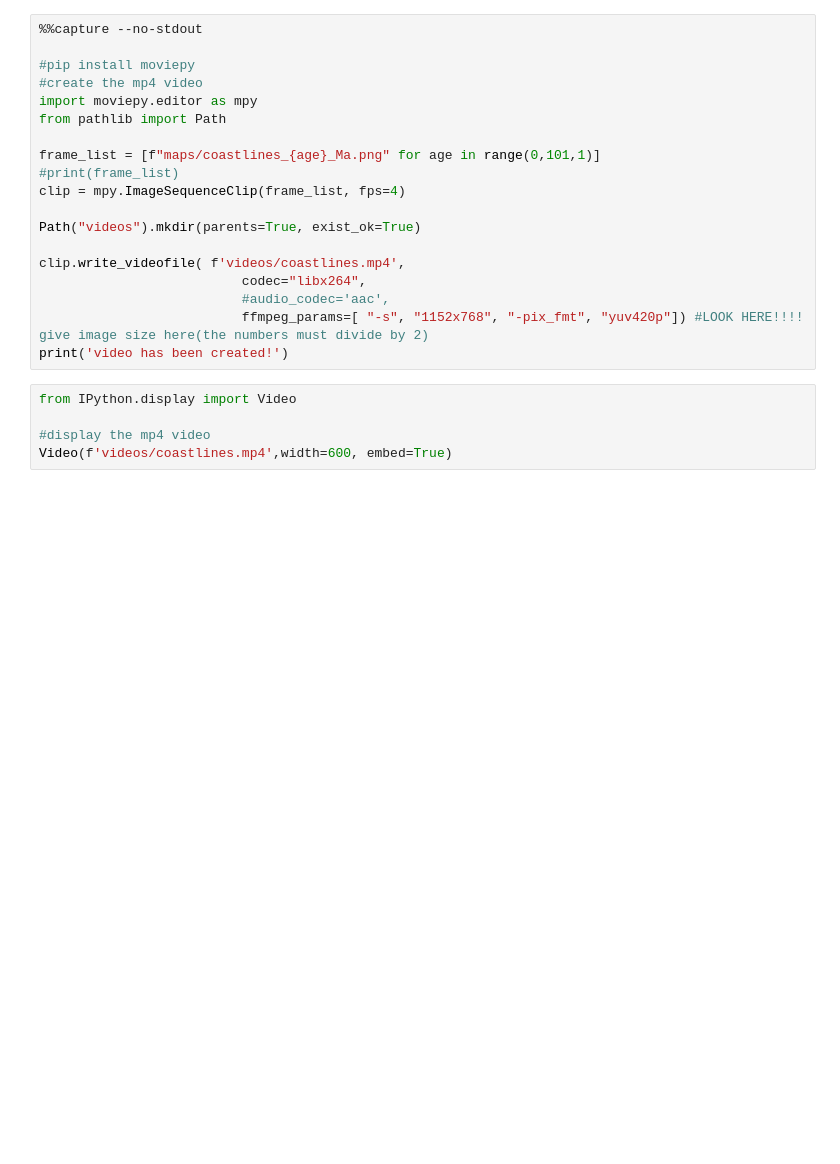
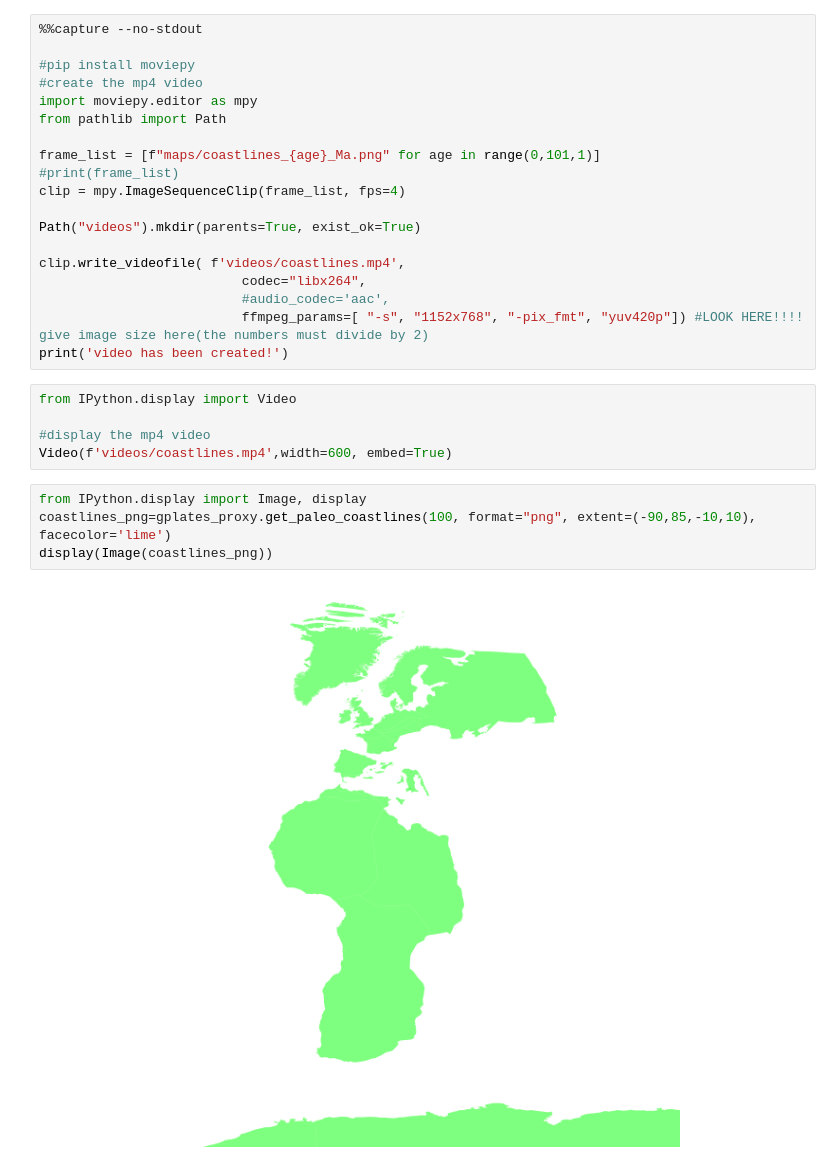
Before and after one commit to michaelchin/gwspy, a Jupyter notebook: src/gplates_proxy/examples/paleo-coastlines.ipynb, the cells around one changed output. Drawn from its saved outputs; the diff is of its cells as text; blank space fills up the shorter version.

Commit message:
update paloe-coastlines test

```diff
--- a/src/gplates_proxy/examples/paleo-coastlines.ipynb
+++ b/src/gplates_proxy/examples/paleo-coastlines.ipynb
@@ -103,3 +103,9 @@ from IPython.display import Video
 
 #display the mp4 video
 Video(f'videos/coastlines.mp4',width=600, embed=True)
+# %%
+from IPython.display import Image, display
+coastlines_png=gplates_proxy.get_paleo_coastlines(100, format="png", extent=(-90,85,-10,10), facecolor='lime')
+display(Image(coastlines_png))
+# %% [output]
+[figure, added]
```
Also changed, not shown: 1 other file.
